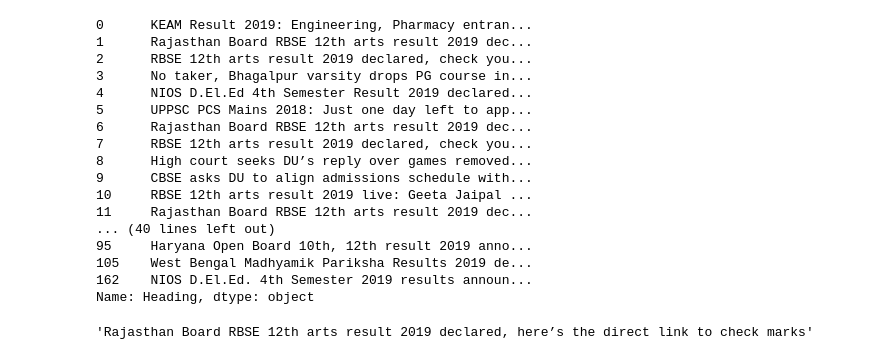
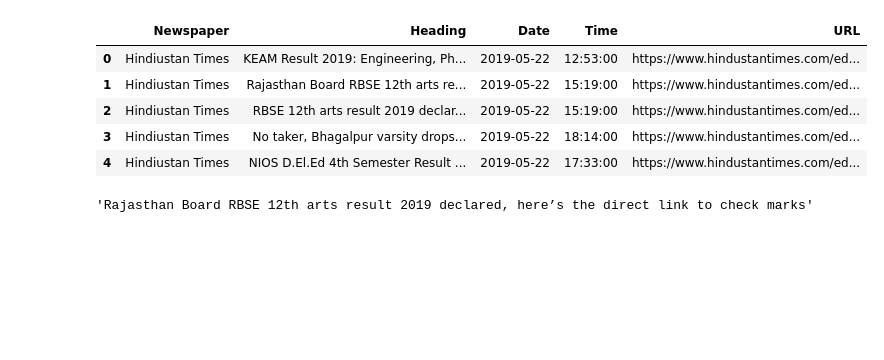
Before and after one commit to adityasharma1076/Summer-Project, a Jupyter notebook: tf-idf.ipynb, the cells around one changed output. Drawn from its saved outputs; the diff is of its cells as text; code cells hidden in the pictures; blank space fills up the shorter version.

```diff
--- a/tf-idf.ipynb
+++ b/tf-idf.ipynb
@@ -3,26 +3,15 @@ import pandas as pd
 import numpy as np
 # %%
 education = pd.read_csv('combined_csv.csv')
-# %%
-Heading
-# %% [output]
-0      KEAM Result 2019: Engineering, Pharmacy entran...
-1      Rajasthan Board RBSE 12th arts result 2019 dec...
-2      RBSE 12th arts result 2019 declared, check you...
-3      No taker, Bhagalpur varsity drops PG course in...
-4      NIOS D.El.Ed 4th Semester Result 2019 declared...
-5      UPPSC PCS Mains 2018: Just one day left to app...
-6      Rajasthan Board RBSE 12th arts result 2019 dec...
-7      RBSE 12th arts result 2019 declared, check you...
-8      High court seeks DU’s reply over games removed...
-9      CBSE asks DU to align admissions schedule with...
-10     RBSE 12th arts result 2019 live: Geeta Jaipal ...
-11     Rajasthan Board RBSE 12th arts result 2019 dec...
-... (40 lines left out)
-95     Haryana Open Board 10th, 12th result 2019 anno...
-105    West Bengal Madhyamik Pariksha Results 2019 de...
-162    NIOS D.El.Ed. 4th Semester 2019 results announ...
-Name: Heading, dtype: object
+# %%
+education.head()
+# %% [output]
+|  | Newspaper | Heading | Date | Time | URL |
+| 0 | Hindiustan Times | KEAM Result 2019: Engineering, Ph... | 2019-05-22 | 12:53:00 | https://www.hindustantimes.com/ed... |
+| 1 | Hindiustan Times | Rajasthan Board RBSE 12th arts re... | 2019-05-22 | 15:19:00 | https://www.hindustantimes.com/ed... |
+| 2 | Hindiustan Times | RBSE 12th arts result 2019 declar... | 2019-05-22 | 15:19:00 | https://www.hindustantimes.com/ed... |
+| 3 | Hindiustan Times | No taker, Bhagalpur varsity drops... | 2019-05-22 | 18:14:00 | https://www.hindustantimes.com/ed... |
+| 4 | Hindiustan Times | NIOS D.El.Ed 4th Semester Result ... | 2019-05-22 | 17:33:00 | https://www.hindustantimes.com/ed... |
 # %%
 education['Heading'][1]
 # %% [output]
```
Also changed, not shown: parts of 27 cells of this notebook, 1 other file.
